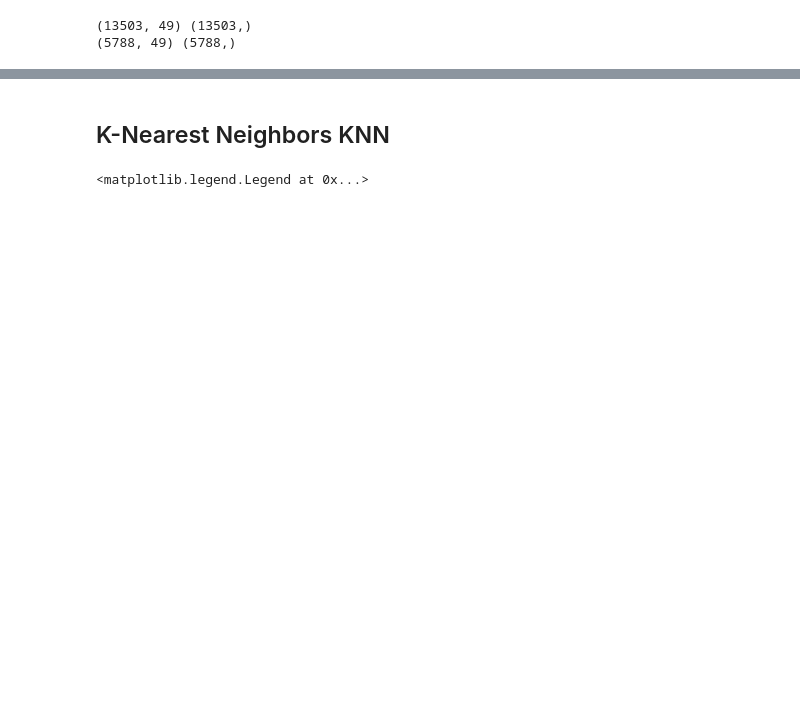
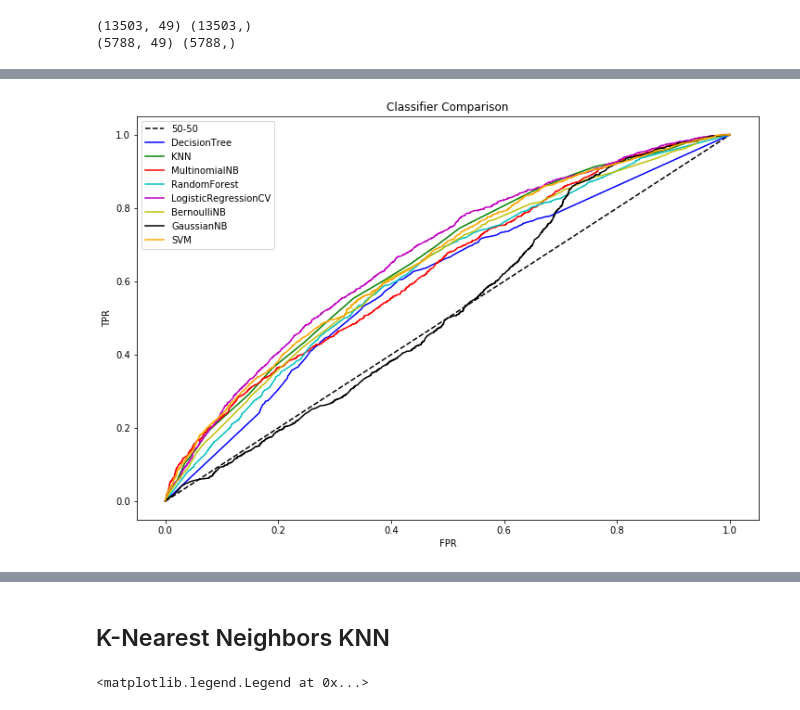
Before and after one commit to cipher813/McMahon_Metis, a Jupyter notebook: Project_3/3_Kickstarter_Classification.ipynb, the cells around one changed output, grey strips where cells are left out. Saved outputs shown, nothing was run; the diff lists cells and outputs as text; code cells hidden in the pictures; blank space fills up the shorter version.

```diff
--- a/Project_3/3_Kickstarter_Classification.ipynb
+++ b/Project_3/3_Kickstarter_Classification.ipynb
@@ -132,0 +288,18 @@ print(X_test.shape,y_test.shape)
+# %%
+# Plot the ROC curve from the last K-Fold split
+fig, ax = plt.subplots(figsize=(12, 8))
+colors = ['b', 'g', 'r', 'c', 'm', 'y','k','orange']
+
+# Plot 50-50 Line
+ax.plot([0,1],[0,1], ls='--', color='k', label='50-50')
+# Plot Classifier ROC Curves
+for key, c in zip(roc.keys(), colors):
+    ax.plot(roc[key][0], roc[key][1], color=c, label=key)
+
+ax.set_xlabel('FPR')
+ax.set_ylabel('TPR')
+ax.set_title('Classifier Comparison')
+ax.legend(loc='best')
+plt.savefig('charts/roc.png')
+# %% [output]
+[figure, added]
```
Also changed, not shown: parts of 66 cells of this notebook.
